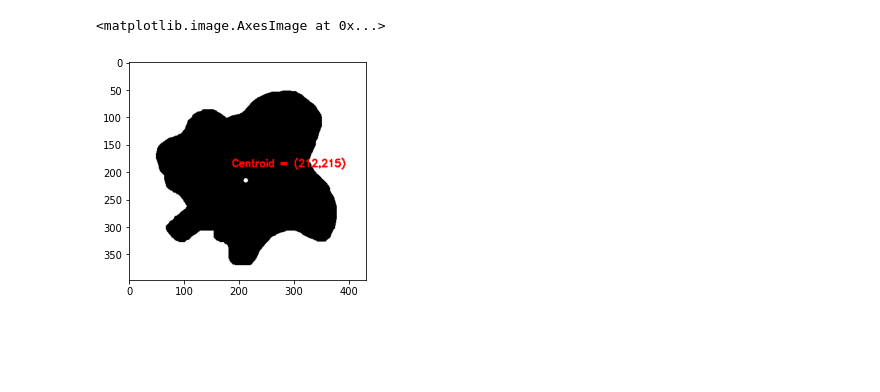
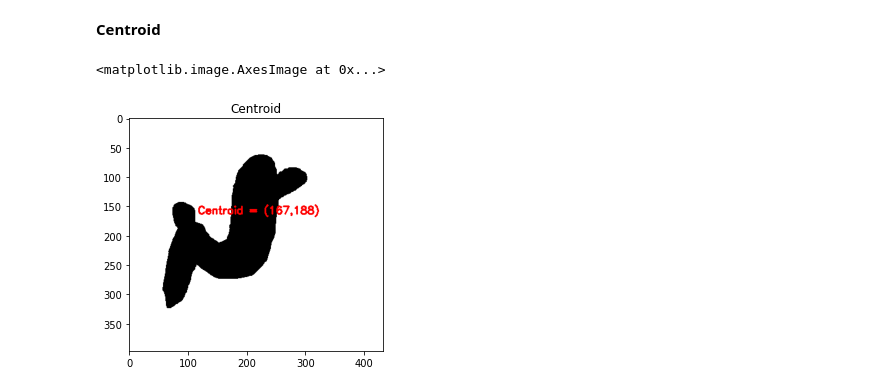
Before and after one commit to mayankmehra2606/Project-ML, a Jupyter notebook: CCC.ipynb, the cells around one changed output. Saved outputs shown, nothing was run; the diff lists cells and outputs as text; code cells hidden in the pictures; blank space fills up the shorter version.

```diff
--- a/CCC.ipynb
+++ b/CCC.ipynb
@@ -4,29 +4,34 @@
 import matplotlib.pyplot as plt
 import numpy as np
 import cv2
+# %% [markdown]
+**Centroid**
 # %%
 # Centroid
-test = cv2.imread("img1.png")
+test = cv2.imread("img5.png")
 grey_img = cv2.cvtColor(test,cv2.COLOR_BGR2GRAY)
 canny_edge = cv2.Canny(grey_img,0,300)
-M = cv2.moments(canny_edge)
-xcenter = int(M['m10']/M['m00'])
-ycenter = int(M['m01']/M['m00'])
+A = cv2.moments(canny_edge)
+xcenter = int(A['m10']/A['m00'])
+ycenter = int(A['m01']/A['m00'])
 circle = cv2.circle(test,(xcenter,ycenter),4,(255,255,255),-1)
 #font
 font = cv2.FONT_HERSHEY_SIMPLEX
 #color
 color = (255, 0, 0)
 #org
-org = (xcenter-25,ycenter-25)
+org = (xcenter-50,ycenter-25)
 # fontScale
 fontScale = 0.6
 # Line thickness of 2 px
 thickness = 2
 #text
 text = "Centroid" + " = " + "(" + str(xcenter)+ "," + str(ycenter) + ")"
-image = cv2.putText(test, text, org, font, fontScale, color,thickness)
-plt.imshow(test)
+image = cv2.putText(test.copy(), text, org, font, fontScale, color,thickness)
+plt.figure(figsize=(10,200))
+plt.subplot(1,2,1)
+plt.title("Centroid")
+plt.imshow(image)
 # %% [output]
 <matplotlib.image.AxesImage at 0x...>
-[figure, old version]
+[figure, new version]
```
Also changed, not shown: parts of 6 cells of this notebook.
